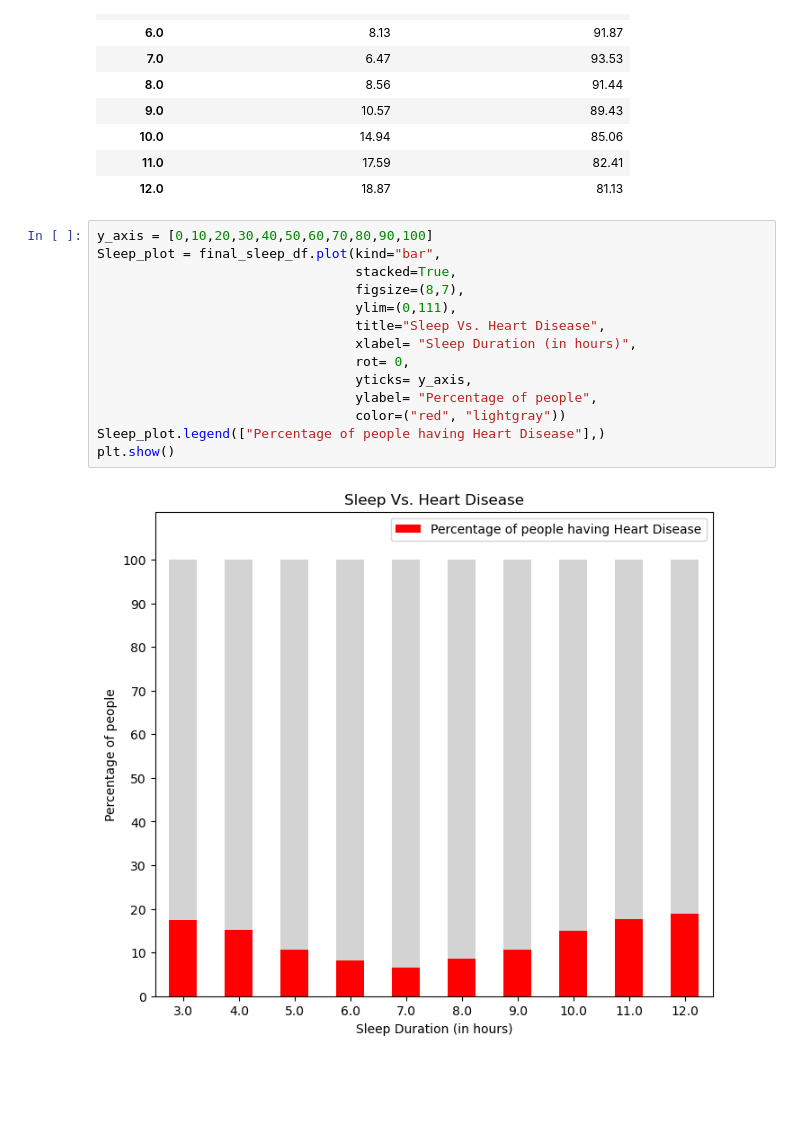
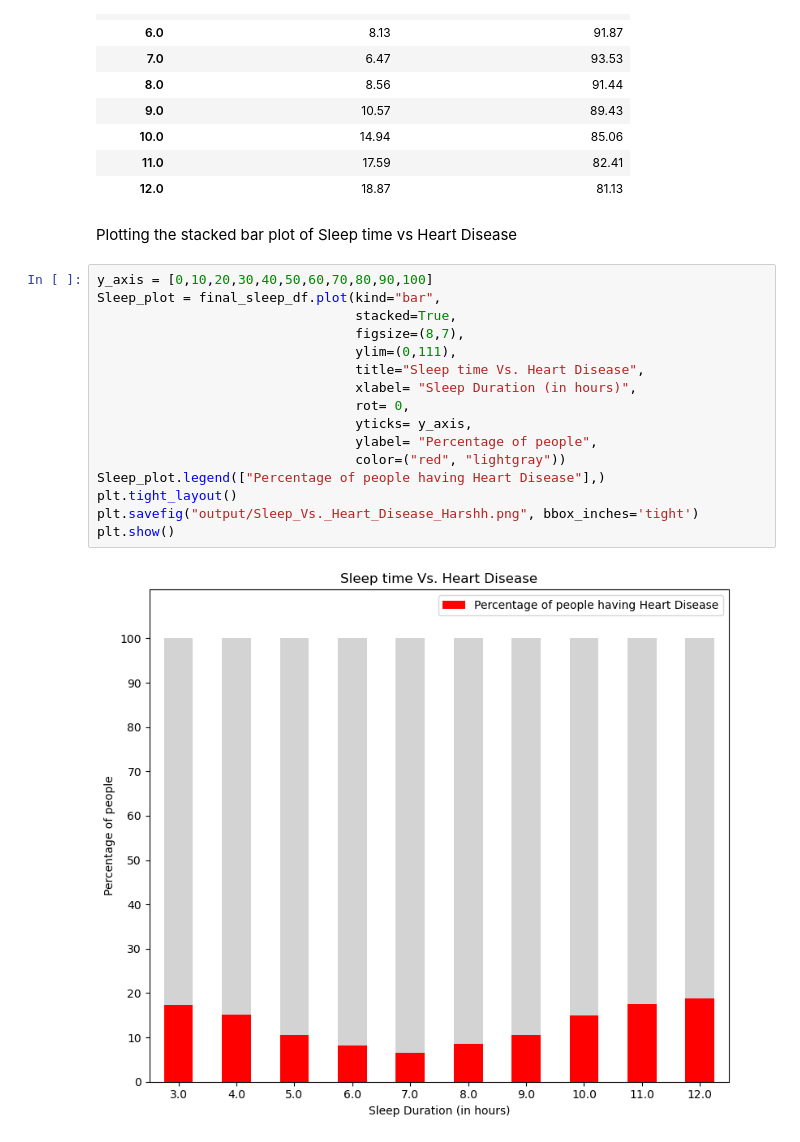
Before and after one commit to JaskiratSingh95/Project1_backup, a Jupyter notebook: Heart_disease_backup.ipynb, the cells around one changed output. Cells and saved outputs as stored; diff of their text form; blank space fills up the shorter version.

```diff
--- a/Heart_disease_backup.ipynb
+++ b/Heart_disease_backup.ipynb
@@ -522,19 +551,23 @@ final_sleep_df
 | 10.0 | 14.94 | 85.06 |
 | 11.0 | 17.59 | 82.41 |
 | 12.0 | 18.87 | 81.13 |
+# %% [markdown]
+Plotting the stacked bar plot of Sleep time vs Heart Disease
 # %%
 y_axis = [0,10,20,30,40,50,60,70,80,90,100]
 Sleep_plot = final_sleep_df.plot(kind="bar",
                                  stacked=True,
                                  figsize=(8,7),
                                  ylim=(0,111),
-                                 title="Sleep Vs. Heart Disease",
+                                 title="Sleep time Vs. Heart Disease",
                                  xlabel= "Sleep Duration (in hours)",
                                  rot= 0,
                                  yticks= y_axis,
                                  ylabel= "Percentage of people",
                                  color=("red", "lightgray"))
 Sleep_plot.legend(["Percentage of people having Heart Disease"],)
+plt.tight_layout()
+plt.savefig("output/Sleep_Vs._Heart_Disease_Harshh.png", bbox_inches='tight')
 plt.show()
 # %% [output]
-[figure, old version]
+[figure, new version]
```
Also changed, not shown: parts of 57 cells of this notebook, 19 other files.
